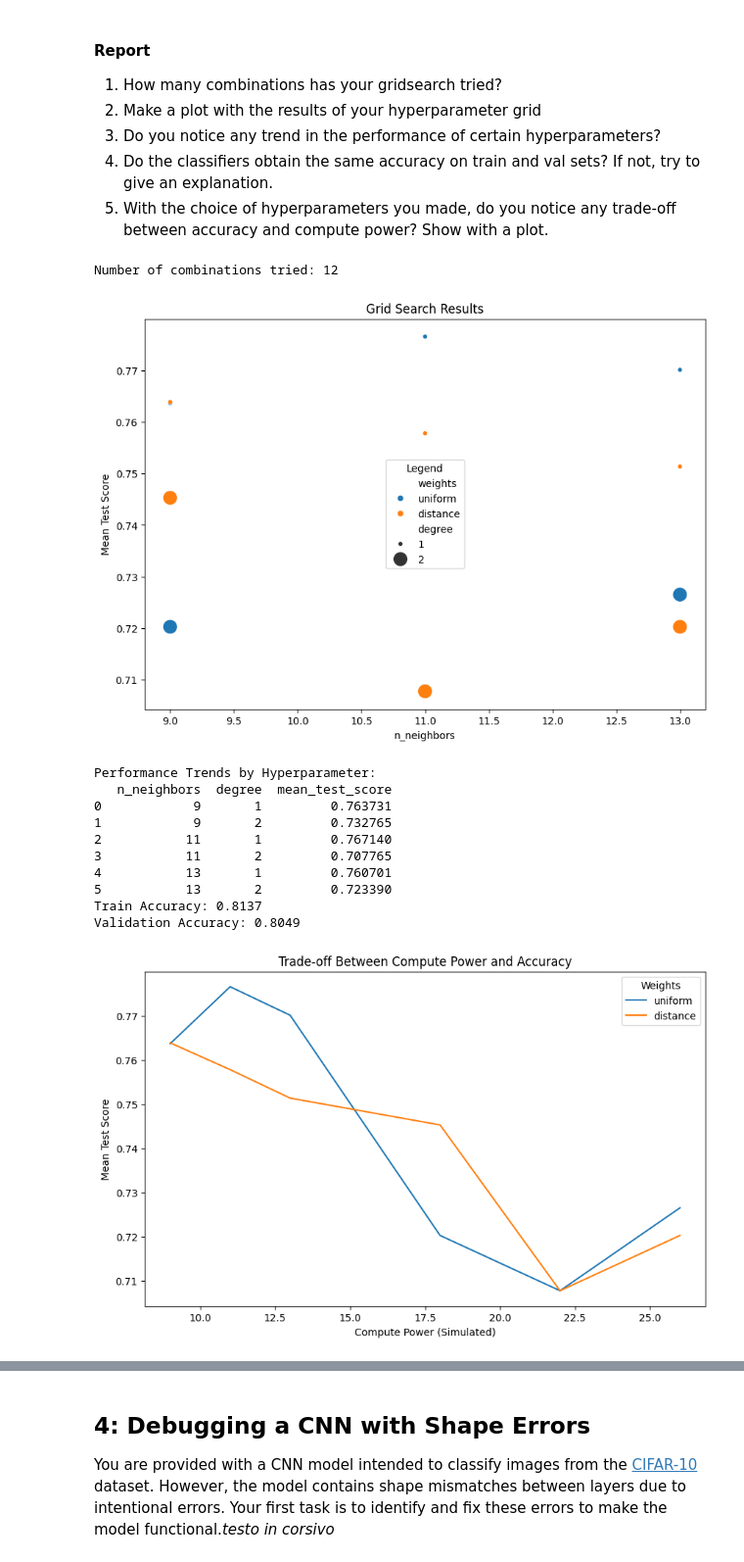
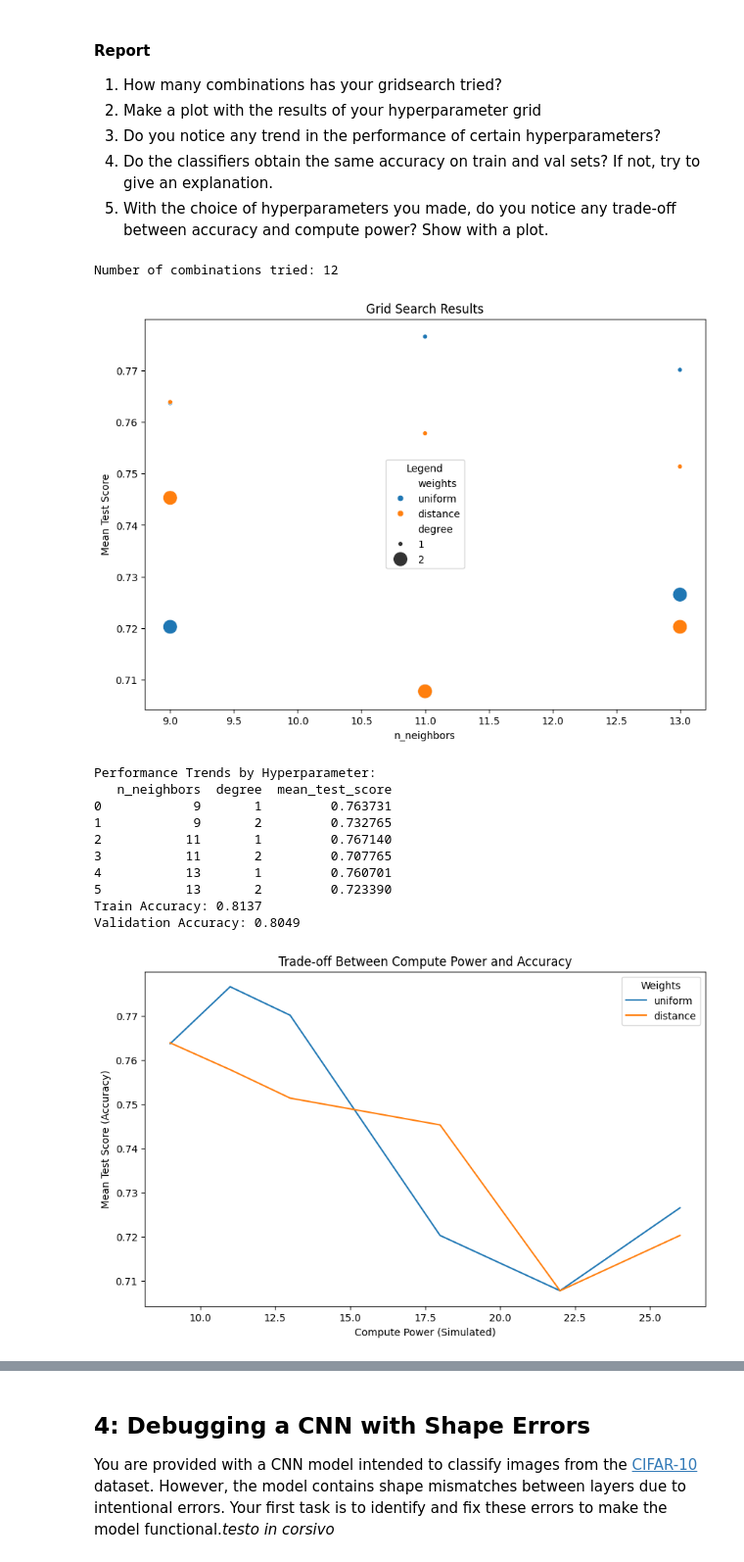
Before and after one commit to lucanudo/FDS-HM2, a Jupyter notebook: HomeW2.ipynb, the cells around one changed output, grey strips where cells are left out. Shown at 98% size. Saved outputs shown, nothing was run; the diff lists cells and outputs as text; code cells hidden in the pictures.

```diff
--- a/HomeW2.ipynb
+++ b/HomeW2.ipynb
@@ -1251,35 +1256,35 @@ print(f"Train Accuracy: {train_score:.4f}")
 print(f"Validation Accuracy: {val_score:.4f}")
 
 # 5. Trade-off between accuracy and compute power
 # Simulating compute power as a function of polynomial degree and n_neighbors
 cv_res['compute_power'] = cv_res['degree'] * cv_res['n_neighbors']
 
 plt.figure(figsize=(10, 6))
 sns.lineplot(
     data=cv_res,
     x='compute_power',
     y='mean_test_score',
     hue='weights'
 )
 plt.title("Trade-off Between Compute Power and Accuracy")
 plt.xlabel("Compute Power (Simulated)")
-plt.ylabel("Mean Test Score")
+plt.ylabel("Mean Test Score (Accuracy)")
 plt.legend(title="Weights")
 plt.show()
 # %% [output]
 Number of combinations tried: 12
 [figure]
 Performance Trends by Hyperparameter:
    n_neighbors  degree  mean_test_score
 0            9       1         0.763731
 1            9       2         0.732765
 2           11       1         0.767140
 3           11       2         0.707765
 4           13       1         0.760701
 5           13       2         0.723390
 Train Accuracy: 0.8137
 Validation Accuracy: 0.8049
-[figure, old version]
+[figure, new version]
 # %% [markdown]
 --------------------------------------------
 
```
Also changed, not shown: parts of 20 cells of this notebook, 7 other files.
